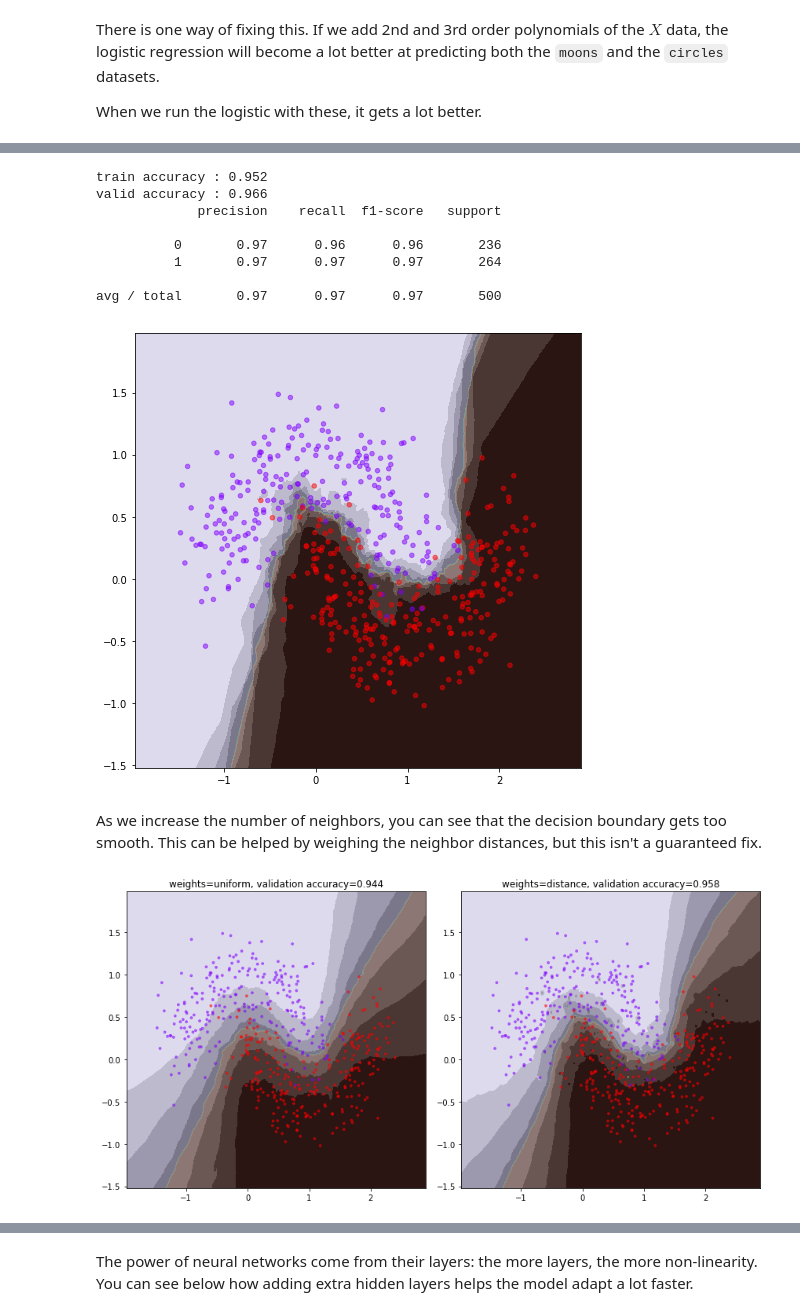
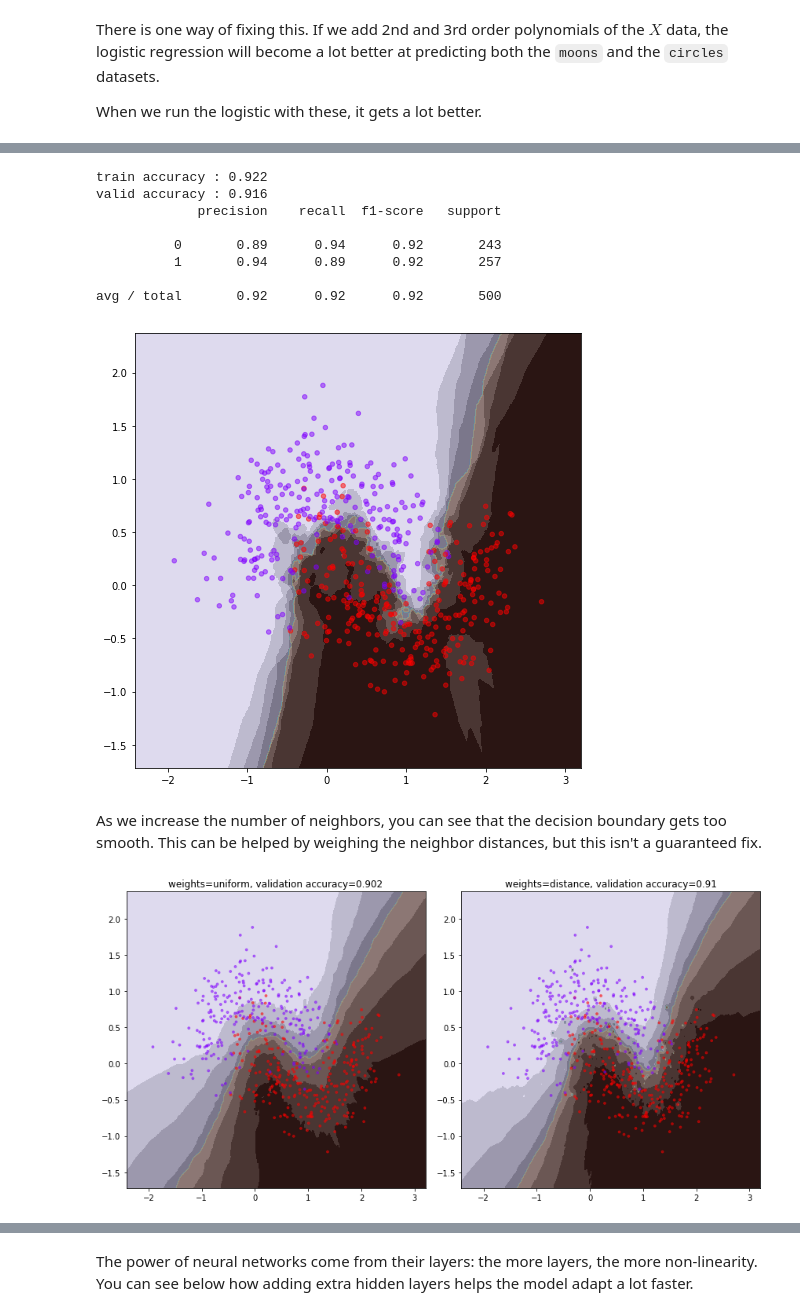
Before and after one commit to sjchiass/ml_guides, a Jupyter notebook: Statistical Learning/2_Classifiers.ipynb, the cells around one changed output, grey strips where cells are left out. Drawn from its saved outputs; the diff is of its cells as text; code cells hidden in the pictures.

```diff
--- a/Statistical Learning/2_Classifiers.ipynb
+++ b/Statistical Learning/2_Classifiers.ipynb
@@ -148,5 +165,5 @@ The [`make_moons()`](http://scikit-learn.org/stable/modules/generated/sklearn.da
 # %%
-X, y = make_moons(n_samples=1000, noise=0.25)
+X, y = make_moons(n_samples=1000, noise=0.3)
 #X, y = make_circles(n_samples=1000, noise=0.2)
 
 X_train = X[:500,0:2]
@@ -191,22 +208,28 @@ def decision_boundary(X, y, classifier, poly=None, soft=True, size=8, pointer_si
         plt.figure(figsize=(size, size))
     if title:
         plt.title(title)
+    # Setting up the meshgrid coordinates
     xx1_min, xx1_max = X[:,0].min() - .5, X[:,0].max() + .5
     xx2_min, xx2_max = X[:,1].min() - .5, X[:,1].max() + .5
     xx1, xx2 = np.meshgrid(np.arange(xx1_min, xx1_max, 0.01),
                             np.arange(xx2_min, xx2_max, 0.01))
+    # Adding polynomial terms, if desired
     if poly:
         grid_xx = poly.fit_transform(np.c_[xx1.ravel(), xx2.ravel()])
     else:
         grid_xx = np.c_[xx1.ravel(), xx2.ravel()]
-    Zprobs = classifier.predict_proba(grid_xx)[:, 1].reshape(xx1.shape)
+    # Predicting both probabilities and classes
+    if soft:
+        Zprobs = classifier.predict_proba(grid_xx)[:, 1].reshape(xx1.shape)
     Zmax = classifier.predict(grid_xx).reshape(xx1.shape)
+    # Contour plot, with color or no
     if soft:
         out = plt.contourf(xx1, xx2, Zprobs, cmap=plt.cm.binary, alpha=1.0)
         out = plt.contourf(xx1, xx2, Zmax, cmap=plt.cm.rainbow, alpha=0.1)
     else:
         out = plt.contourf(xx1, xx2, Zmax, cmap=plt.cm.binary, alpha=1.0)
     plt.scatter(X[:,0], X[:,1], c=y, s=pointer_size, cmap=plt.cm.rainbow, alpha=0.5)
+    # Don't show plot if the use want to do that own their own
     if show:
         plt.show()
 
@@ -447,27 +553,27 @@ avg / total       0.92      0.92      0.92       500
 # %%
-knn10 = KNeighborsClassifier(n_neighbors=10)
+knn10 = KNeighborsClassifier(n_neighbors=10, n_jobs=-1)
 
 knn10_fit = knn10.fit(X_train, y_train)
 
 score_model(knn10)
 decision_boundary(X_valid, y_valid, knn10)
 # %% [output]
-train accuracy : 0.952
-valid accuracy : 0.966
+train accuracy : 0.922
+valid accuracy : 0.916
              precision    recall  f1-score   support
 
-          0       0.97      0.96      0.96       236
-          1       0.97      0.97      0.97       264
+          0       0.89      0.94      0.92       243
+          1       0.94      0.89      0.92       257
 
-avg / total       0.97      0.97      0.97       500
+avg / total       0.92      0.92      0.92       500
-[figure, old version]
+[figure, new version]
 # %% [markdown]
 As we increase the number of neighbors, you can see that the decision boundary gets too smooth. This can be helped by weighing the neighbor distances, but this isn't a guaranteed fix.
 # %%
 plt.figure(figsize=(12, 6))
 
 for w, i in zip(('uniform', 'distance'), (1, 2)):
-    _ = KNeighborsClassifier(n_neighbors=100, weights=w)
+    _ = KNeighborsClassifier(n_neighbors=100, weights=w, n_jobs=-1)
     _fit = _.fit(X_train, y_train)
     plt.subplot(1, 2, i)
     valid_accuracy = accuracy_score(y_valid, _.predict(X_valid))
@@ -477,4 +583,4 @@ for w, i in zip(('uniform', 'distance'), (1, 2)):
 plt.tight_layout()
 plt.show()
 # %% [output]
-[figure, old version]
+[figure, new version]
```
Also changed, not shown: parts of 37 cells of this notebook, 3 other files.
